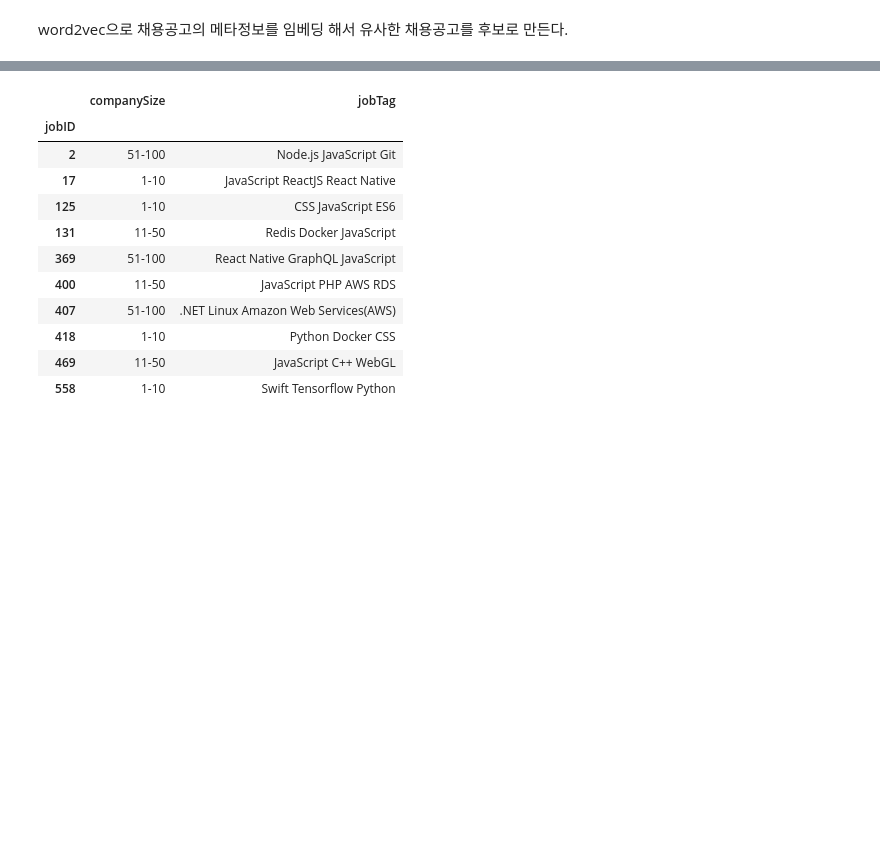
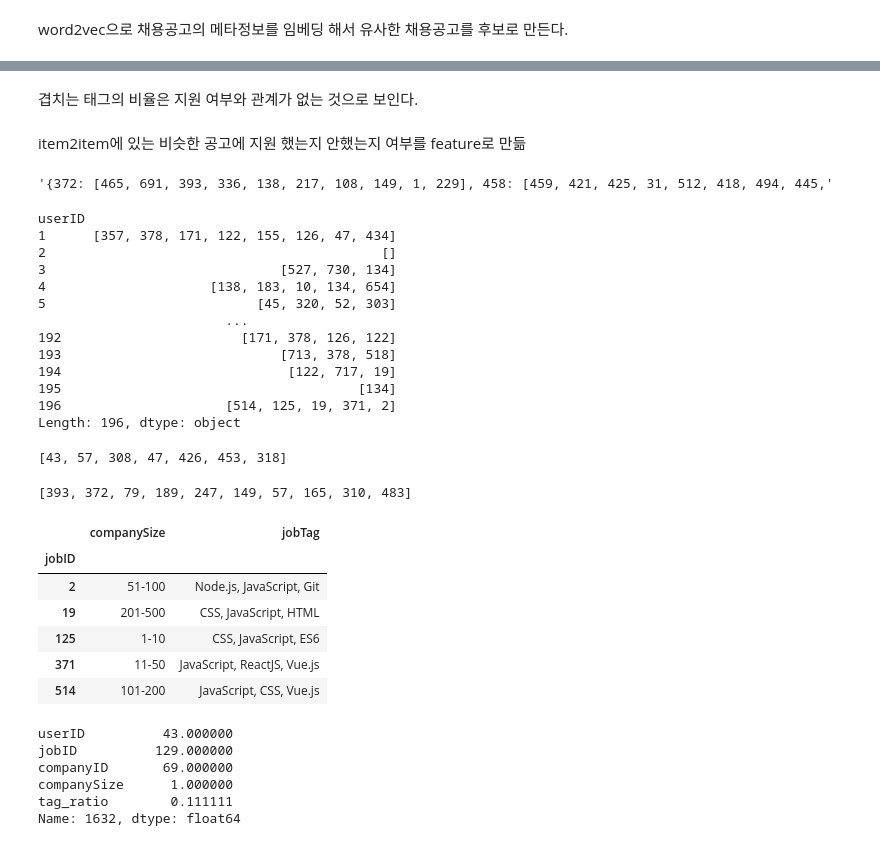
Before and after one commit to joniekwon/EDA_and_ML_DL_Projects, a Jupyter notebook: 채용공고추천/채용공고추천_EDA_&_전처리.ipynb, the cells around one changed output, grey strips where cells are left out. Saved outputs shown, nothing was run; the diff lists cells and outputs as text; code cells hidden in the pictures; blank space fills up the shorter version.

```diff
--- a/채용공고추천/채용공고추천_EDA_&_전처리.ipynb
+++ b/채용공고추천/채용공고추천_EDA_&_전처리.ipynb
@@ -737,6 +759,6 @@ job_info_copy
 | 733 | [(41, Swift)] | 17 | 1-10 | Swift |  |  |
 733 rows × 6 columns
 # %%
-job_info_copy["jobTag"] = job_info_copy["jobTag1"].astype(str) +' '+ job_info_copy["jobTag2"].astype(str) +' '+ job_info_copy["jobTag3"].astype(str)
+job_info_copy["jobTag"] = job_info_copy["jobTag1"].astype(str) +', '+ job_info_copy["jobTag2"].astype(str) +', '+ job_info_copy["jobTag3"].astype(str)
 job_info_copy["jobTag"]
 # %% [output]
@@ -818,15 +1118,51 @@ model.wv.most_similar("jobID:2", topn=20)
+# %% [markdown]
+겹치는 태그의 비율은 지원 여부와 관계가 없는 것으로 보인다.
+# %% [markdown]
+item2item에 있는 비슷한 공고에 지원 했는지 안했는지 여부를 feature로 만듦
+# %%
+str(item2item)[:100]
+# %% [output]
+'{372: [465, 691, 393, 336, 138, 217, 108, 149, 1, 229], 458: [459, 421, 425, 31, 512, 418, 494, 445,'
+# %%
+applied_list
+# %% [output]
+userID
+1      [357, 378, 171, 122, 155, 126, 47, 434]
+2                                           []
+3                              [527, 730, 134]
+4                     [138, 183, 10, 134, 654]
+5                           [45, 320, 52, 303]
+                        ...
+192                       [171, 378, 126, 122]
+193                            [713, 378, 518]
+194                             [122, 717, 19]
+195                                      [134]
+196                     [514, 125, 19, 371, 2]
+Length: 196, dtype: object
+# %%
+applied_list[43]
+# %% [output]
+[43, 57, 308, 47, 426, 453, 318]
+# %%
+item2item[336]
+# %% [output]
+[393, 372, 79, 189, 247, 149, 57, 165, 310, 483]
 # %%
-job_info_copy[job_info_copy.index.isin([2, 469, 407, 369, 17, 418, 400, 131, 125, 558])][["companySize", "jobTag"]]
+job_info_copy[job_info_copy.index.isin([514, 125, 19, 371, 2])][["companySize", "jobTag"]]
 # %% [output]
 |  | companySize | jobTag |
 | jobID |  |  |
-| 2 | 51-100 | Node.js JavaScript Git |
-| 17 | 1-10 | JavaScript ReactJS React Native |
-| 125 | 1-10 | CSS JavaScript ES6 |
-| 131 | 11-50 | Redis Docker JavaScript |
-| 369 | 51-100 | React Native GraphQL JavaScript |
-| 400 | 11-50 | JavaScript PHP AWS RDS |
-| 407 | 51-100 | .NET Linux Amazon Web Services(AWS) |
-| 418 | 1-10 | Python Docker CSS |
-| 469 | 11-50 | JavaScript C++ WebGL |
-| 558 | 1-10 | Swift Tensorflow Python |
+| 2 | 51-100 | Node.js, JavaScript, Git |
+| 19 | 201-500 | CSS, JavaScript, HTML |
+| 125 | 1-10 | CSS, JavaScript, ES6 |
+| 371 | 11-50 | JavaScript, ReactJS, Vue.js |
+| 514 | 101-200 | JavaScript, CSS, Vue.js |
+# %%
+test_job.iloc[1632]
+# %% [output]
+userID          43.000000
+jobID          129.000000
+companyID       69.000000
+companySize      1.000000
+tag_ratio        0.111111
+Name: 1632, dtype: float64
```
Also changed, not shown: parts of 54 cells of this notebook.
